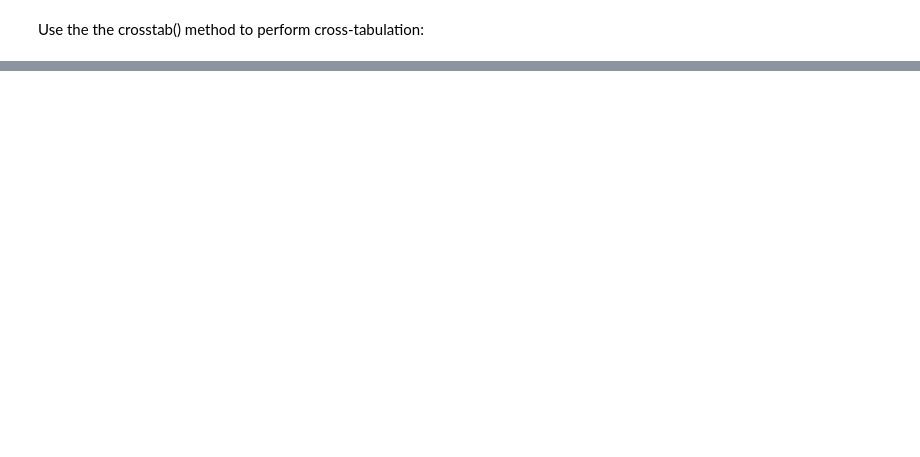
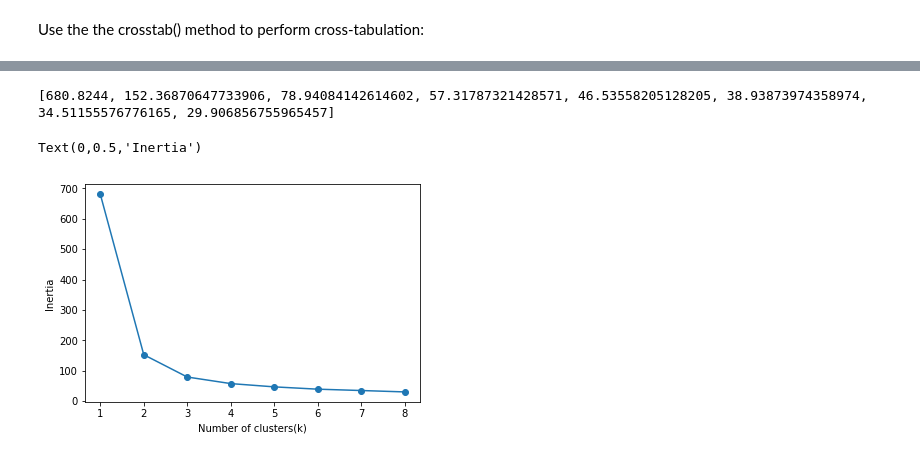
Before and after one commit to TheBoyMoe/DataScience-Repo, a Jupyter notebook: CodeAcademy-Data-Science/07-machine-learning/20-k-means-clustering-using-scikit-learn.ipynb, the cells around one changed output, grey strips where cells are left out. Cells and saved outputs as stored; diff of their text form; code cells hidden in the pictures; blank space fills up the shorter version.

Commit message:
determining the k value in a dataset

```diff
--- a/CodeAcademy-Data-Science/07-machine-learning/20-k-means-clustering-using-scikit-learn.ipynb
+++ b/CodeAcademy-Data-Science/07-machine-learning/20-k-means-clustering-using-scikit-learn.ipynb
@@ -144,0 +163,20 @@ labels
+# %%
+# calculate k-means for a series of values of k
+num_clusters = [1,2,3,4,5,6,7,8]
+inertias = []
+
+for k in num_clusters:
+  model = KMeans(n_clusters=k)
+  model.fit(samples)
+  inertias.append(model.inertia_)
+print(inertias)
+# %% [output]
+[680.8244, 152.36870647733906, 78.94084142614602, 57.31787321428571, 46.53558205128205, 38.93873974358974, 34.51155576776165, 29.906856755965457]
+# %%
+# plot inertias vs clusters
+plt.plot(num_clusters, inertias, '-o')
+plt.xlabel('Number of clusters(k)')
+plt.ylabel('Inertia')
+# %% [output]
+Text(0,0.5,'Inertia')
+[figure, added]
```
Also changed, not shown: parts of 8 cells of this notebook, 2 other files.
